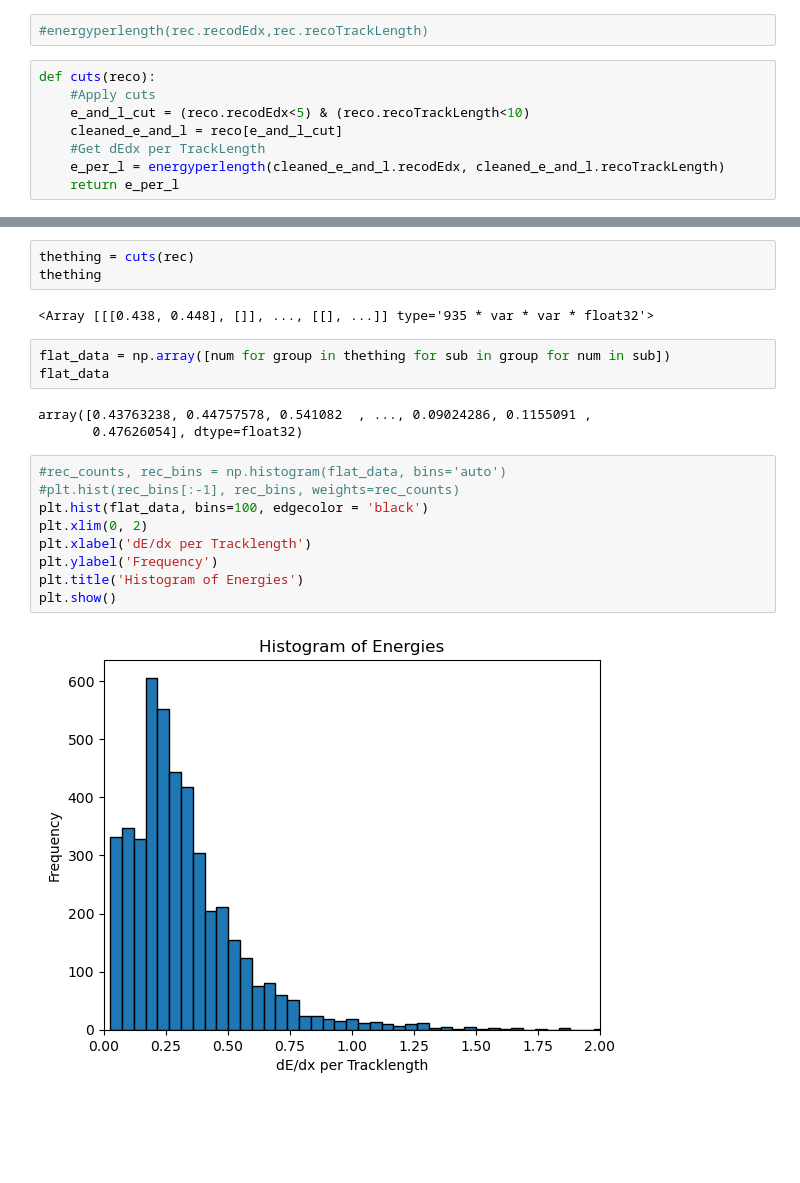
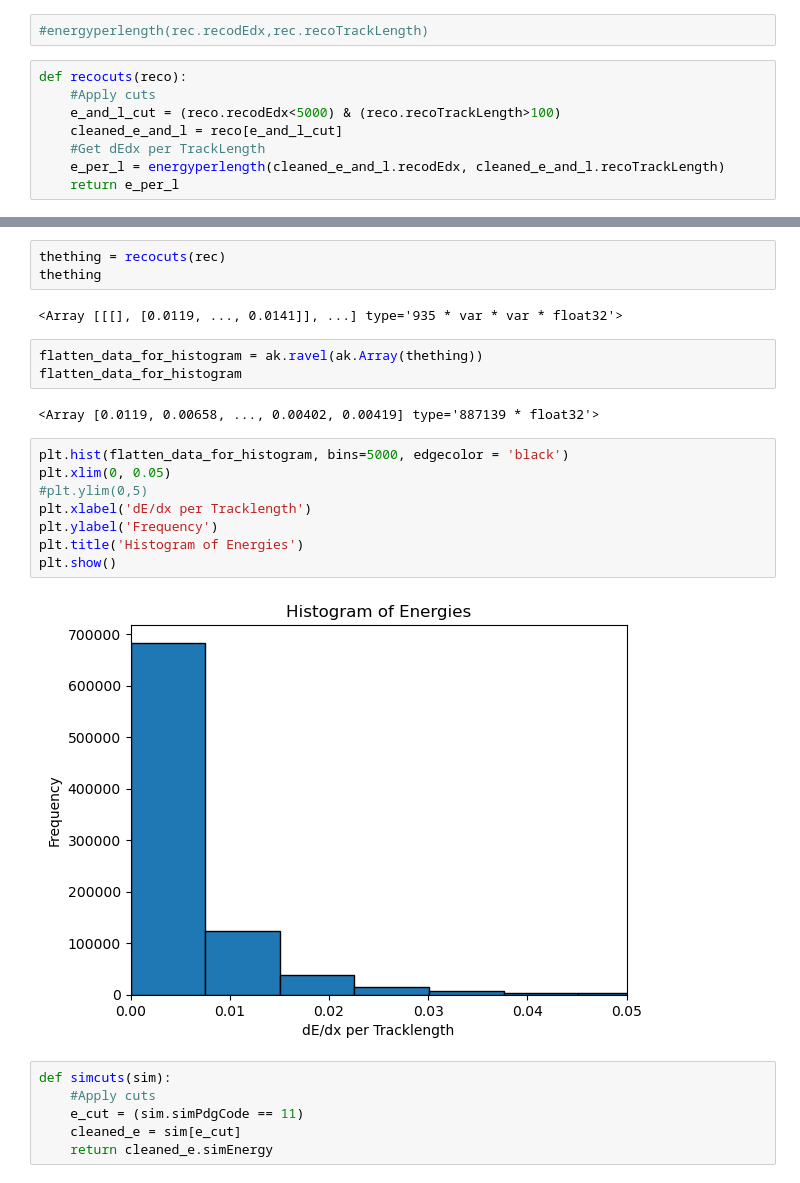
Before and after one commit to arahe1/CP2GroupProject, a Jupyter notebook: JupyterNotebooks/AnalysisAttempt1.ipynb, the cells around one changed output, grey strips where cells are left out. Cells and saved outputs as stored; diff of their text form; blank space fills up the shorter version.

Commit message:
Addint histograms using sim and reco cuts

```diff
--- a/JupyterNotebooks/AnalysisAttempt1.ipynb
+++ b/JupyterNotebooks/AnalysisAttempt1.ipynb
@@ -52,9 +53,9 @@ def energyperlength(energy, length):
 # %%
 #energyperlength(rec.recodEdx,rec.recoTrackLength)
 # %%
-def cuts(reco):
+def recocuts(reco):
     #Apply cuts
-    e_and_l_cut = (reco.recodEdx<5) & (reco.recoTrackLength<10)
+    e_and_l_cut = (reco.recodEdx<5000) & (reco.recoTrackLength>100)
     cleaned_e_and_l = reco[e_and_l_cut]
     #Get dEdx per TrackLength
     e_per_l = energyperlength(cleaned_e_and_l.recodEdx, cleaned_e_and_l.recoTrackLength)
@@ -72,22 +63,26 @@ def selection_calc(reco):
 # %%
-thething = cuts(rec)
+thething = recocuts(rec)
 thething
 # %% [output]
-<Array [[[0.438, 0.448], []], ..., [[], ...]] type='935 * var * var * float32'>
+<Array [[[], [0.0119, ..., 0.0141]], ...] type='935 * var * var * float32'>
 # %%
-flat_data = np.array([num for group in thething for sub in group for num in sub])
-flat_data
+flatten_data_for_histogram = ak.ravel(ak.Array(thething))
+flatten_data_for_histogram
 # %% [output]
-array([0.43763238, 0.44757578, 0.541082  , ..., 0.09024286, 0.1155091 ,
-       0.47626054], dtype=float32)
+<Array [0.0119, 0.00658, ..., 0.00402, 0.00419] type='887139 * float32'>
 # %%
-#rec_counts, rec_bins = np.histogram(flat_data, bins='auto')
-#plt.hist(rec_bins[:-1], rec_bins, weights=rec_counts)
-plt.hist(flat_data, bins=100, edgecolor = 'black')
-plt.xlim(0, 2)
+plt.hist(flatten_data_for_histogram, bins=5000, edgecolor = 'black')
+plt.xlim(0, 0.05)
+#plt.ylim(0,5)
 plt.xlabel('dE/dx per Tracklength')
 plt.ylabel('Frequency')
 plt.title('Histogram of Energies')
 plt.show()
 # %% [output]
-[figure, old version]
+[figure, new version]
+# %%
+def simcuts(sim):
+    #Apply cuts
+    e_cut = (sim.simPdgCode == 11)
+    cleaned_e = sim[e_cut]
+    return cleaned_e.simEnergy
```
Also changed, not shown: parts of 5 cells of this notebook.
